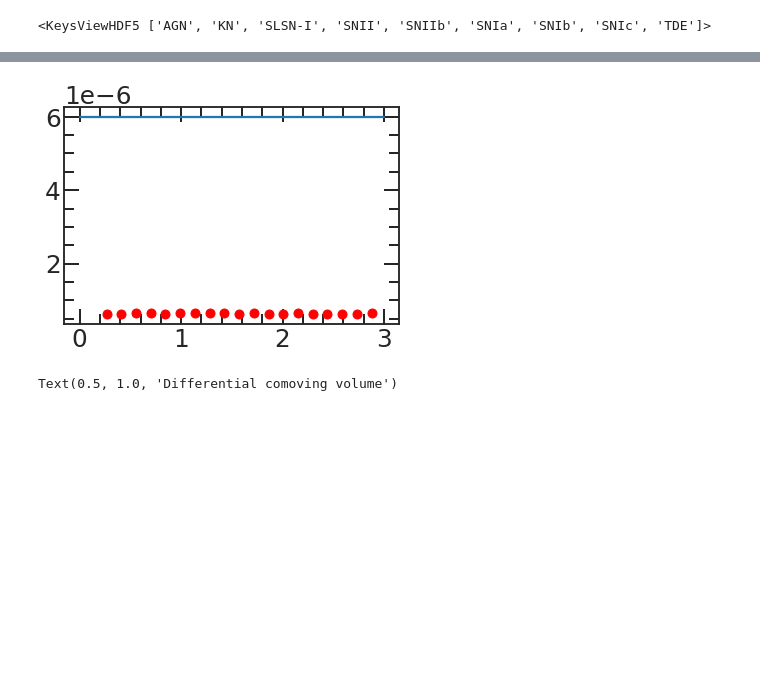
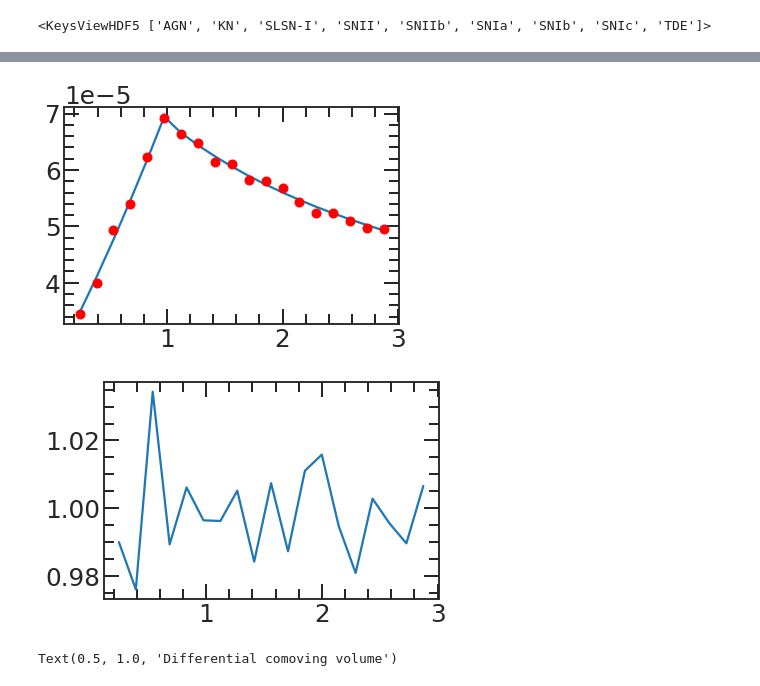
Before and after one commit to LSSTDESC/transient-host-sims, a Jupyter notebook: notebooks/validation_notebooks/volumetric_rate_tests.ipynb, the cells around one changed output, grey strips where cells are left out. Drawn from its saved outputs; the diff is of its cells as text; code cells hidden in the pictures; blank space fills up the shorter version.

Commit message:
fixed volumetric rates

```diff
--- a/notebooks/validation_notebooks/volumetric_rate_tests.ipynb
+++ b/notebooks/validation_notebooks/volumetric_rate_tests.ipynb
@@ -126,21 +137,27 @@ def volumetric_rate(z, skyfrac):
 vol_rates, z_avg = volumetric_rate(z, 1) # our simulation generates events just at a single point, but imagine these are spread out across the fullsky
 # %%
 if cl=='SNIa':
-    n_exp = 21773710+15933345+5035905 # n_expected from Table B1
+    n_exp = 21773710 # n_expected from Table B1
 if cl=='KN':
     n_exp = 122640*2
+if cl=='CC':
+    n_exp = 96525345
 scale = n_exp/365/(len(z)) # expected number of events to z=3 per year, converted to # per day, compared to the number there actually are
 vol_rates_scaled = vol_rates * scale # our volumetric rates per Mpc^3 per day, times number expected over number we have
 vol_rate_peryear = vol_rates_scaled * 365 # our volumetric rates per year
 # %%
 z_model = np.linspace(0,3,100)
 if cl=='SNIa':
-    plt.plot(z_model, ia_rate(z_model))
+    plt.plot(z_avg[1:], ia_rate(z_avg[1:]))
     plt.plot(z_avg[1:], vol_rate_peryear[1:], 'ro') #rates per Mpc^3 per day * scale * days per year; these should match.
+    plt.show()
+    plt.clf()
+    plt.plot(z_avg[1:], vol_rate_peryear[1:]/ia_rate(z_avg[1:]))
+# %% [output]
+[figure, added]
+[figure, added]
 # %%
 if cl=='KN':
     # from Plasticc paper: 6e-6 is vol rate per year per full sky
-    plt.plot(z_model, np.full(len(z_model),6e-6))
+    plt.plot(z_model, np.full(len(z_model),320e-9*2))
     plt.plot(z_avg[1:], vol_rate_peryear[1:], 'ro')
-# %% [output]
-[figure, removed]
```
Also changed, not shown: parts of 9 cells of this notebook.
